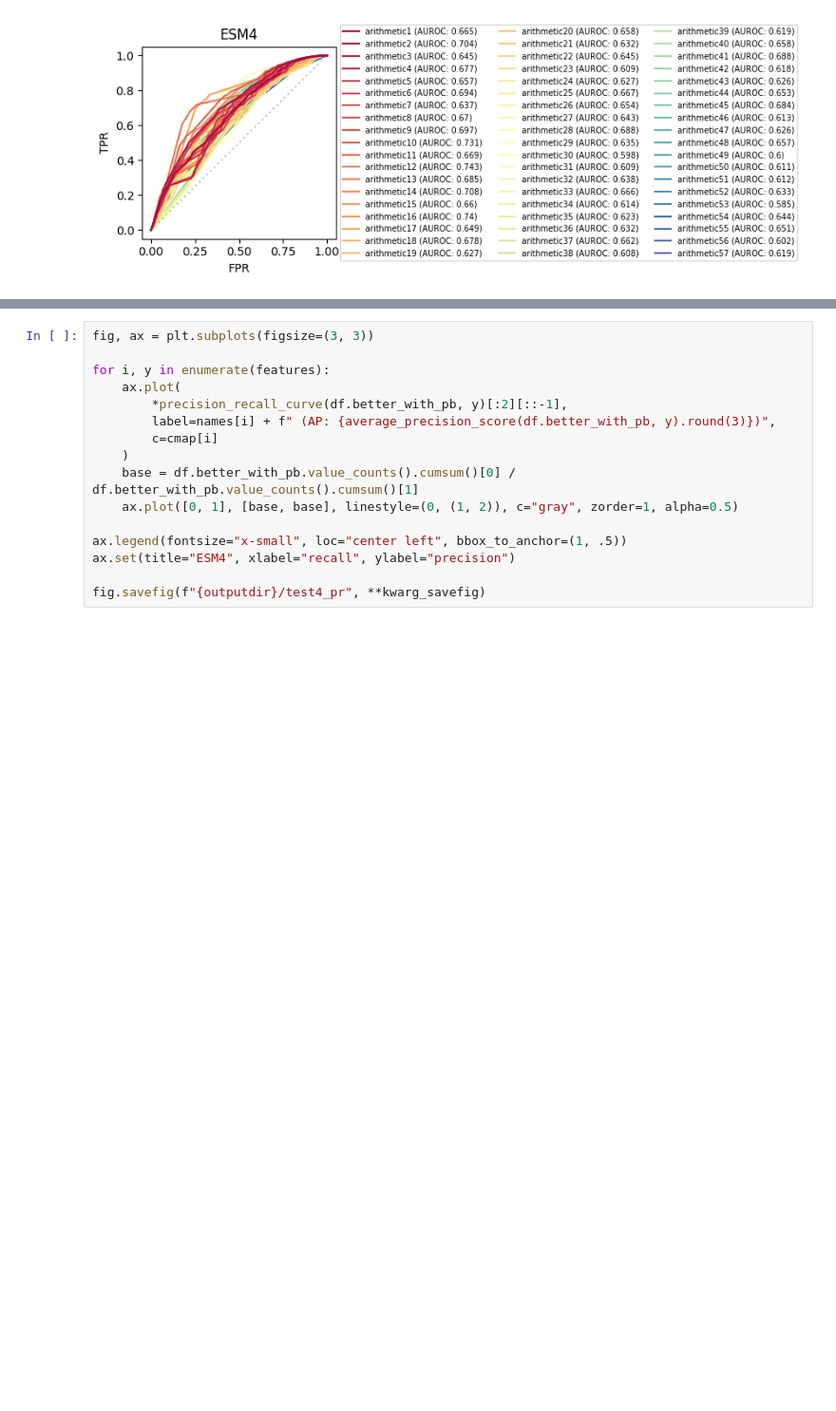
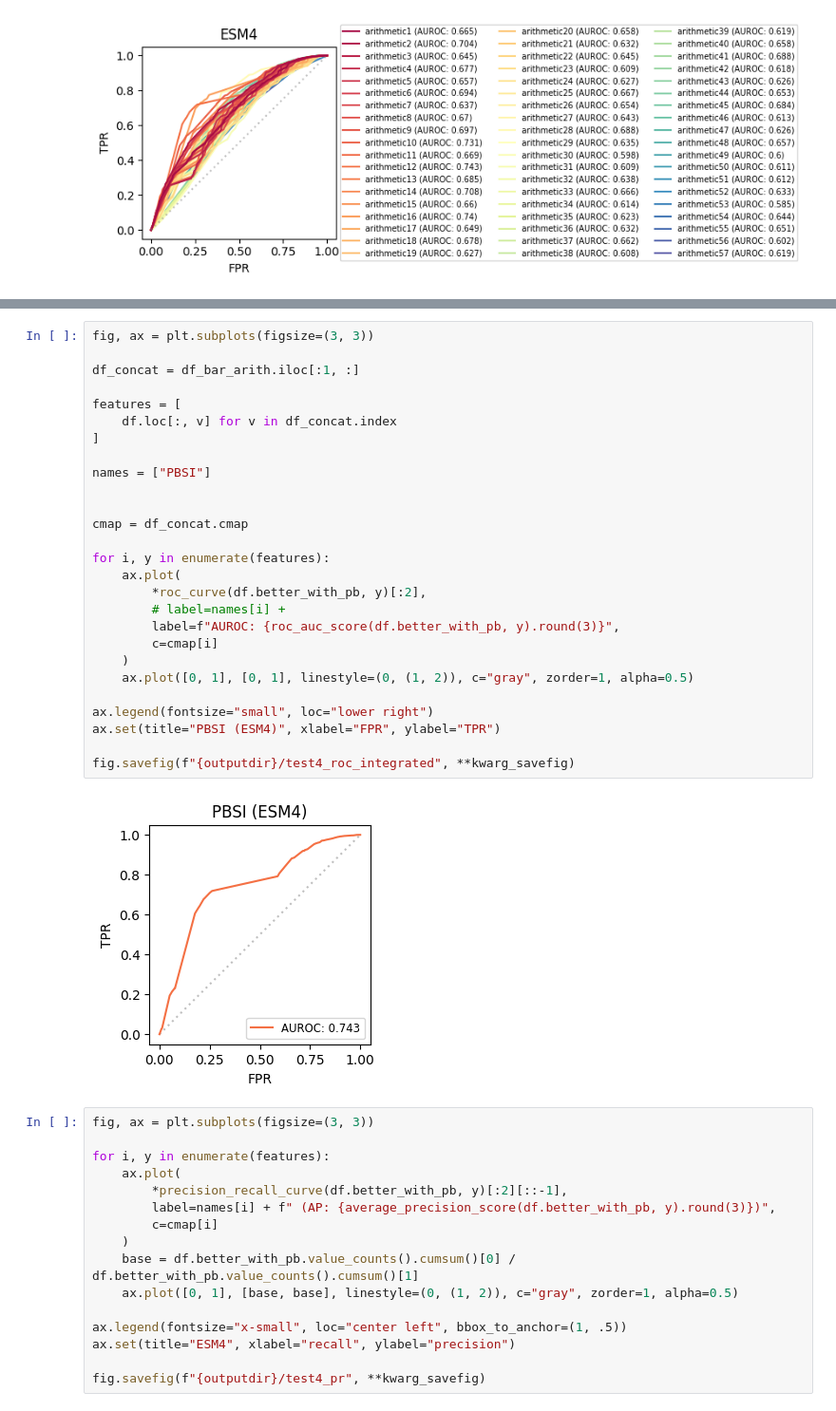
Before and after one commit to yo-aka-gene/WhyDOE, a Jupyter notebook: jupyternb/cai_validation_esm4_dev.ipynb, the cells around one changed output, grey strips where cells are left out. Shown at 95% size. Drawn from its saved outputs; the diff is of its cells as text; blank space fills up the shorter version.

```diff
--- a/jupyternb/cai_validation_esm4_dev.ipynb
+++ b/jupyternb/cai_validation_esm4_dev.ipynb
@@ -458,3 +555,32 @@ fig.savefig(f"{outputdir}/test4_roc_integrated", **kwarg_savefig)
+# %%
+fig, ax = plt.subplots(figsize=(3, 3))
+
+df_concat = df_bar_arith.iloc[:1, :]
+
+features = [
+    df.loc[:, v] for v in df_concat.index
+]
+
+names = ["PBSI"]
+
+
+cmap = df_concat.cmap
+
+for i, y in enumerate(features):
+    ax.plot(
+        *roc_curve(df.better_with_pb, y)[:2],
+        # label=names[i] +
+        label=f"AUROC: {roc_auc_score(df.better_with_pb, y).round(3)}",
+        c=cmap[i]
+    )
+    ax.plot([0, 1], [0, 1], linestyle=(0, (1, 2)), c="gray", zorder=1, alpha=0.5)
+
+ax.legend(fontsize="small", loc="lower right")
+ax.set(title="PBSI (ESM4)", xlabel="FPR", ylabel="TPR")
+
+fig.savefig(f"{outputdir}/test4_roc_integrated", **kwarg_savefig)
+# %% [output]
+[figure, added]
 # %%
 fig, ax = plt.subplots(figsize=(3, 3))
 
```
Also changed, not shown: parts of 8 cells of this notebook, 8 other files.
